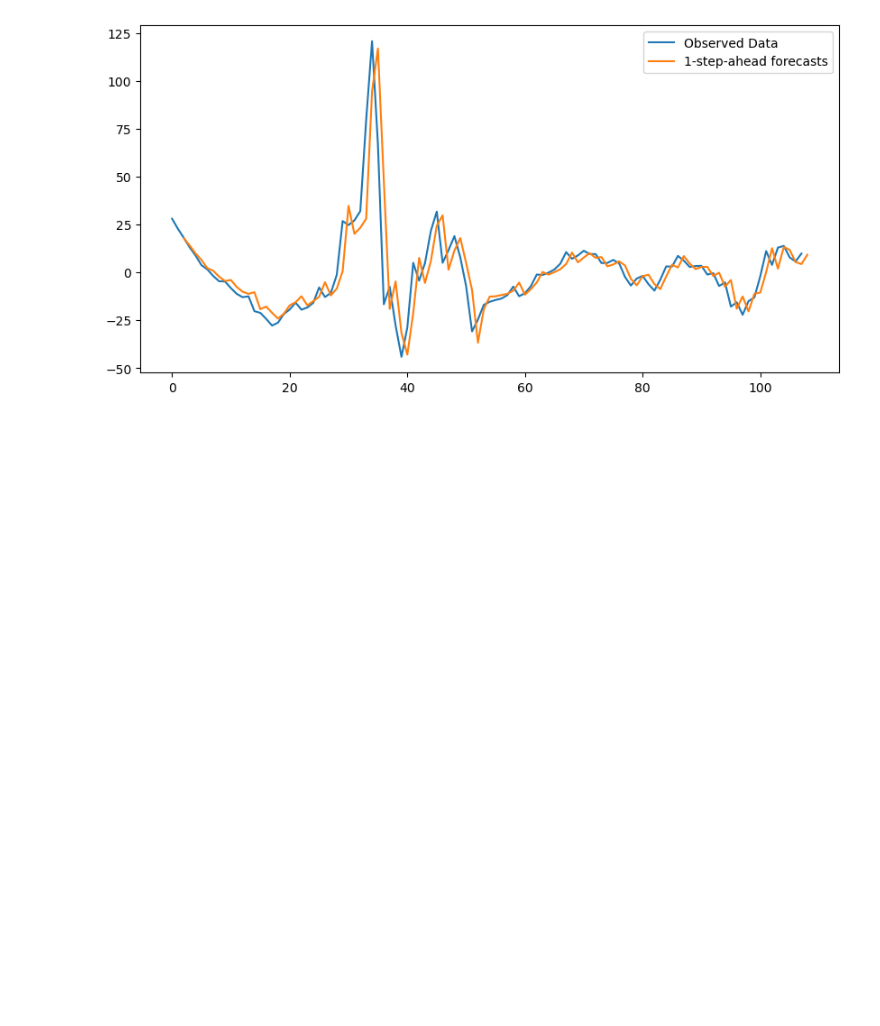
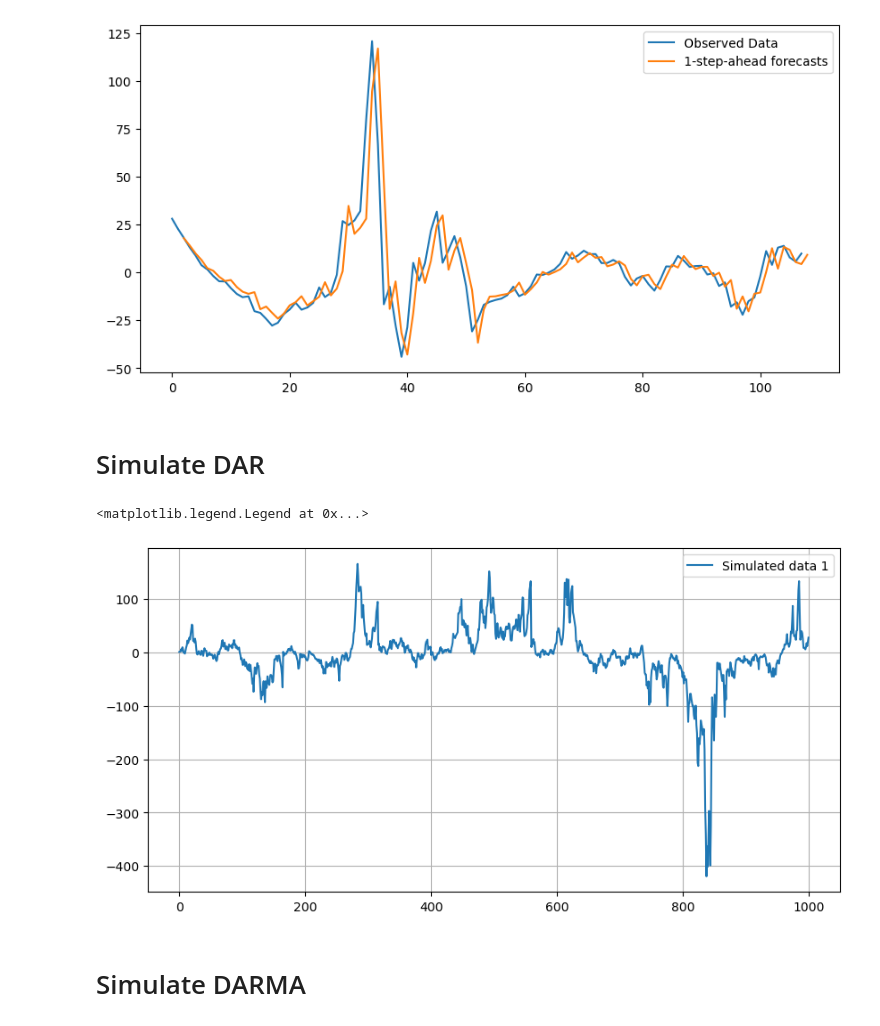
Before and after one commit to peterravn/Seminar-Adv-Finance, a Jupyter notebook: Emil Gøgl/DARMA(1).ipynb, the cells around one changed output. Cells and saved outputs as stored; diff of their text form; code cells hidden in the pictures; blank space fills up the shorter version.

```diff
--- a/Emil Gøgl/DARMA(1).ipynb
+++ b/Emil Gøgl/DARMA(1).ipynb
@@ -170,3 +65,54 @@ plt.legend()
 # %% [output]
 <matplotlib.legend.Legend at 0x...>
 [figure]
+# %%
+# Load data
+data = np.genfromtxt('xbtusd.csv', delimiter=',')
+Y = data[1:,-1] # get de-trended BITCOIN prices. Also, remove first value, since it is NaN.
+# %% [markdown]
+# Simulate DAR
+# %%
+def DAR_sim(parameters, T, set_seed):
+    np.random.seed(set_seed)
+    rho, omega, alpha = parameters
+
+    max_lag = 1
+
+    # Initialize arrays
+    Y = np.zeros(T)
+    Z = np.random.normal(loc=0, scale=1, size=T)
+
+    # Initialize the process
+    Y[0] = 1
+
+    # Define function objects at time t
+    y = lambda t: Y[t]
+    z = lambda t: Z[t]
+    sigma = lambda t: np.sqrt(omega + alpha * Y[t-1]**2)
+    epsilon = lambda t: sigma(t) * z(t)
+
+    # The model
+    DAR = lambda t: rho * y(t-1) + epsilon(t)
+
+    # Update Y
+    for t in range(max_lag, T):
+        Y[t] = DAR(t)
+    return Y
+# %%
+rho_sim = 1
+omega_sim = 20
+alpha_sim = 0.1
+T_sim = 1000
+
+parameters_sim = rho_sim, omega_sim, alpha_sim
+DAR_simulated = DAR_sim(parameters_sim, T = T_sim, set_seed = 422413)
+
+plt.figure(figsize=(10, 5))  # Set the figure size
+plt.plot(DAR_simulated, label='Simulated data 1')
+plt.grid()
+plt.legend()
+# %% [output]
+<matplotlib.legend.Legend at 0x...>
+[figure, added]
+# %% [markdown]
+# Simulate DARMA
```
Also changed, not shown: parts of 20 cells of this notebook, 27 other files.
